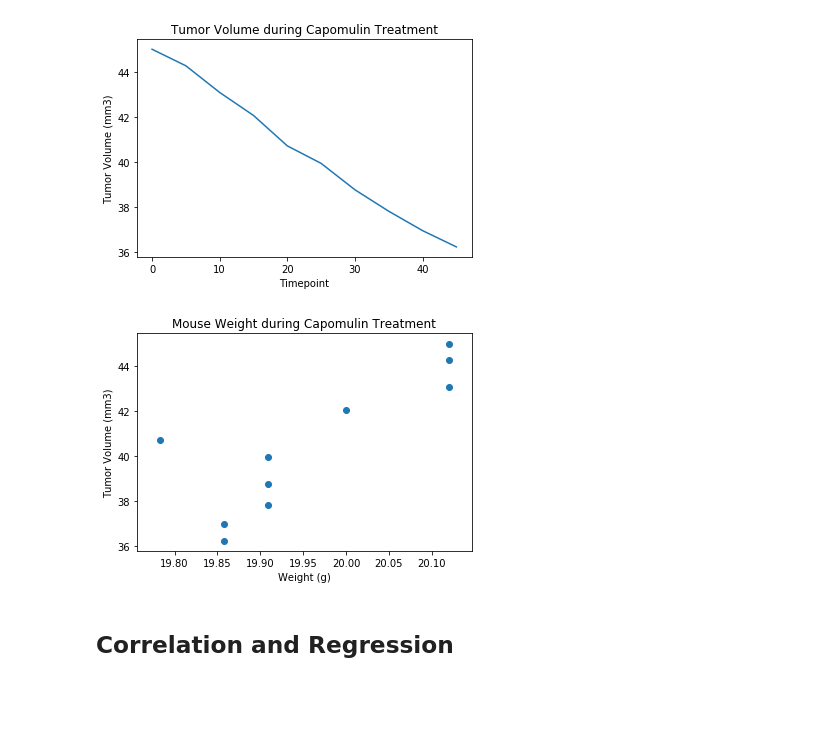
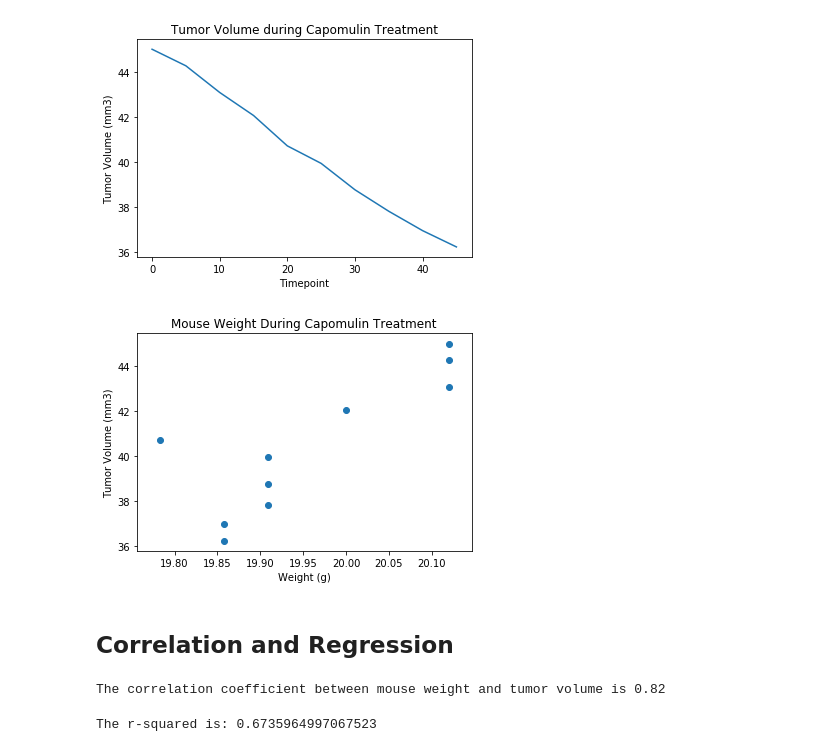
Before and after one commit to tanazimmer/Matplotlib-challenge, a Jupyter notebook: pymaceuticals.ipynb, the cells around one changed output. Drawn from its saved outputs; the diff is of its cells as text; code cells hidden in the pictures; blank space fills up the shorter version.

Commit message:
correlation and linear regression calculations complete

```diff
--- a/pymaceuticals.ipynb
+++ b/pymaceuticals.ipynb
@@ -342,21 +320,37 @@ plt.show()
 [figure]
 # %%
 # Generate a scatter plot of mouse weight versus average tumor volume for the Capomulin regimen
+x_axis_scatter = capomulin_mean['Weight (g)']
+y_axis_scatter = (capomulin_mean['Tumor Volume (mm3)'])
+
+plt.scatter(x_axis_scatter, y_axis_scatter)
+plt.title("Mouse Weight During Capomulin Treatment")
+plt.xlabel("Weight (g)")
+plt.ylabel("Tumor Volume (mm3)")
+
+plt.show()
+# %% [output]
+[figure, added]
-# %%
-
-x_axis_scatter = capomulin_mean['Weight (g)']
-y_axis_scatter = list(capomulin_mean['Tumor Volume (mm3)'])
-
-plt.scatter(x_axis_scatter, y_axis_scatter)
-plt.title("Mouse Weight during Capomulin Treatment")
-plt.xlabel("Weight (g)")
-plt.ylabel("Tumor Volume (mm3)")
-
-plt.show()
-# %% [output]
-[figure, removed]
 # %% [markdown]
 ## Correlation and Regression
 # %%
-# Calculate the correlation coefficient and linear regression model
+# Calculate the correlation coefficient
 # for mouse weight and average tumor volume for the Capomulin regimen
+
+print(f"The correlation coefficient between mouse weight and tumor volume is {round(st.pearsonr(x_axis_scatter,y_axis_scatter)[0],2)}")
+# %% [output]
+The correlation coefficient between mouse weight and tumor volume is 0.82
+# %%
+# Calculate thelinear regression model
+# for mouse weight and average tumor volume for the Capomulin regimen
+x_axis_scatter = capomulin_mean['Weight (g)']
+y_axis_scatter = (capomulin_mean['Tumor Volume (mm3)'])
+(slope, intercept, rvalue, pvalue, stderr) = linregress(x_axis_scatter, y_axis_scatter)
+regress_values = x_axis_scatter * slope + intercept
+line_eq = "y = " + str(round(slope,2)) + "x + " + str(round(intercept,2))
+
+
+
+print(f"The r-squared is: {rvalue**2}")
+# %% [output]
+The r-squared is: 0.6735964997067523
```
Also changed, not shown: parts of 3 cells of this notebook.
